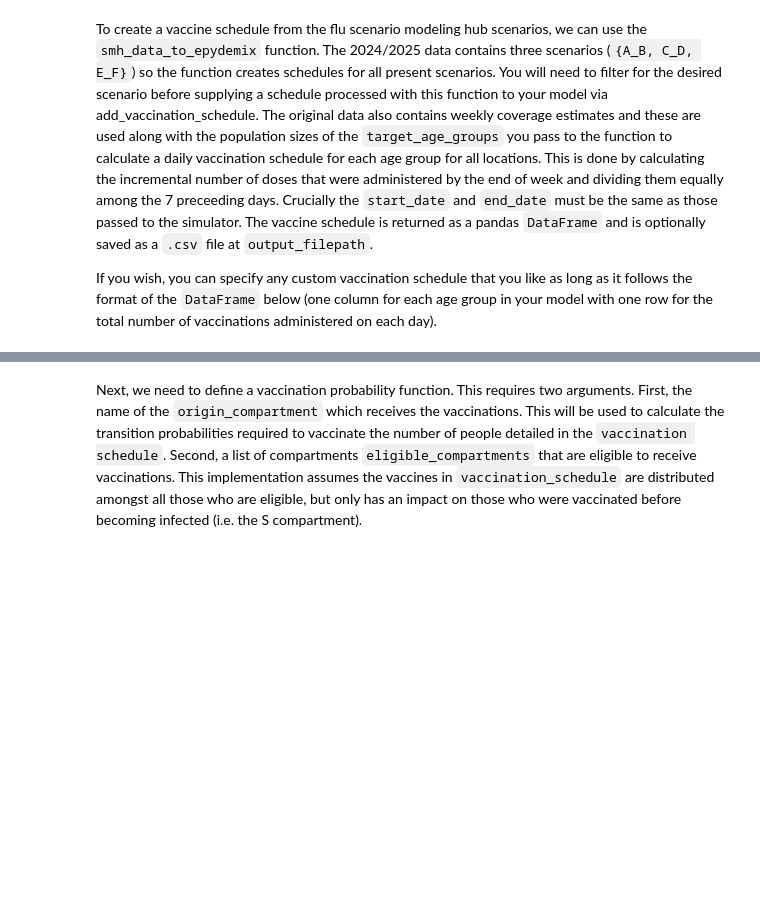
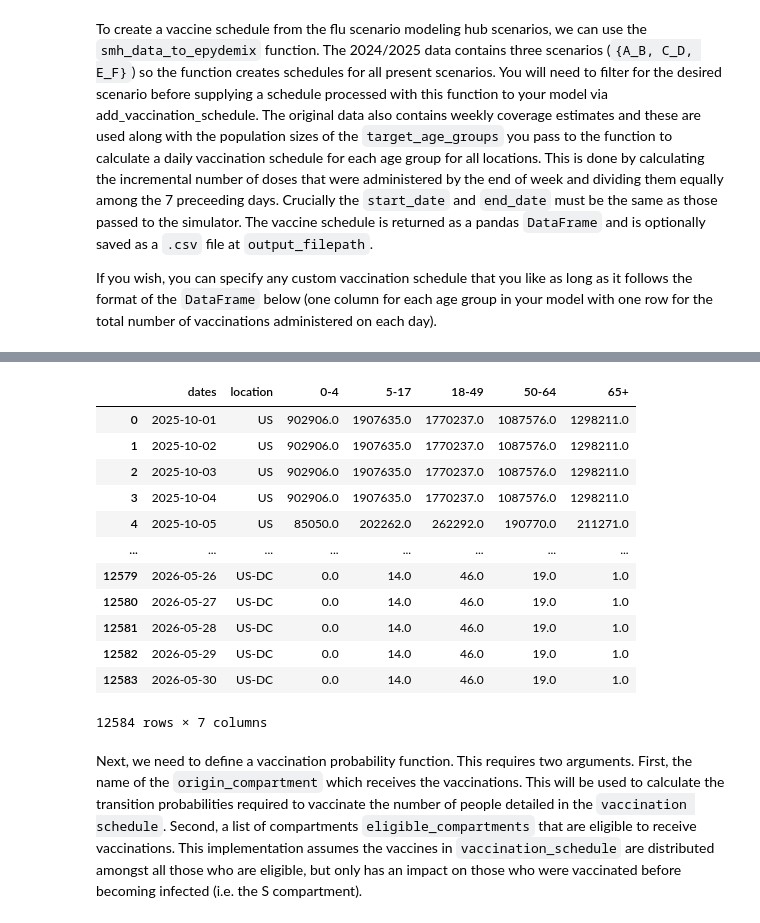
Before and after one commit to mobs-lab/epymodelingsuite, a Jupyter notebook: tutorials/Tutorial_Vaccinations.ipynb, the cells around one changed output, grey strips where cells are left out. Cells and saved outputs as stored; diff of their text form; code cells hidden in the pictures; blank space fills up the shorter version.

```diff
--- a/tutorials/Tutorial_Vaccinations.ipynb
+++ b/tutorials/Tutorial_Vaccinations.ipynb
@@ -73,3 +115,25 @@ vaccination_schedule = all_scen.query("location == 'US-MA' and scenario == 'C_D'
+# %%
+vaccine_schedule = scenario_to_epydemix(
+    "../tutorials/data/vaccine_scenarios_2526_a.csv",
+    start_date = dt.date(2025, 10, 1),
+    end_date= dt.date(2026, 5, 30),
+
+)
+vaccine_schedule
+# %% [output]
+|  | dates | location | 0-4 | 5-17 | 18-49 | 50-64 | 65+ |
+| 0 | 2025-10-01 | US | 902906.0 | 1907635.0 | 1770237.0 | 1087576.0 | 1298211.0 |
+| 1 | 2025-10-02 | US | 902906.0 | 1907635.0 | 1770237.0 | 1087576.0 | 1298211.0 |
+| 2 | 2025-10-03 | US | 902906.0 | 1907635.0 | 1770237.0 | 1087576.0 | 1298211.0 |
+| 3 | 2025-10-04 | US | 902906.0 | 1907635.0 | 1770237.0 | 1087576.0 | 1298211.0 |
+| 4 | 2025-10-05 | US | 85050.0 | 202262.0 | 262292.0 | 190770.0 | 211271.0 |
+| ... | ... | ... | ... | ... | ... | ... | ... |
+| 12579 | 2026-05-26 | US-DC | 0.0 | 14.0 | 46.0 | 19.0 | 1.0 |
+| 12580 | 2026-05-27 | US-DC | 0.0 | 14.0 | 46.0 | 19.0 | 1.0 |
+| 12581 | 2026-05-28 | US-DC | 0.0 | 14.0 | 46.0 | 19.0 | 1.0 |
+| 12582 | 2026-05-29 | US-DC | 0.0 | 14.0 | 46.0 | 19.0 | 1.0 |
+| 12583 | 2026-05-30 | US-DC | 0.0 | 14.0 | 46.0 | 19.0 | 1.0 |
+12584 rows × 7 columns
 # %% [markdown]
 Next, we need to define a vaccination probability function. This requires two arguments. First, the name of the `origin_compartment` which receives the vaccinations. This will be used to calculate the transition probabilities required to vaccinate the number of people detailed in the `vaccination schedule`. Second, a list of compartments `eligible_compartments` that are eligible to receive vaccinations. This implementation assumes the vaccines in `vaccination_schedule` are distributed amongst all those who are eligible, but only has an impact on those who were vaccinated before becoming infected (i.e. the S compartment).
 # %%
```
Also changed, not shown: parts of 5 cells of this notebook, 13 other files.
